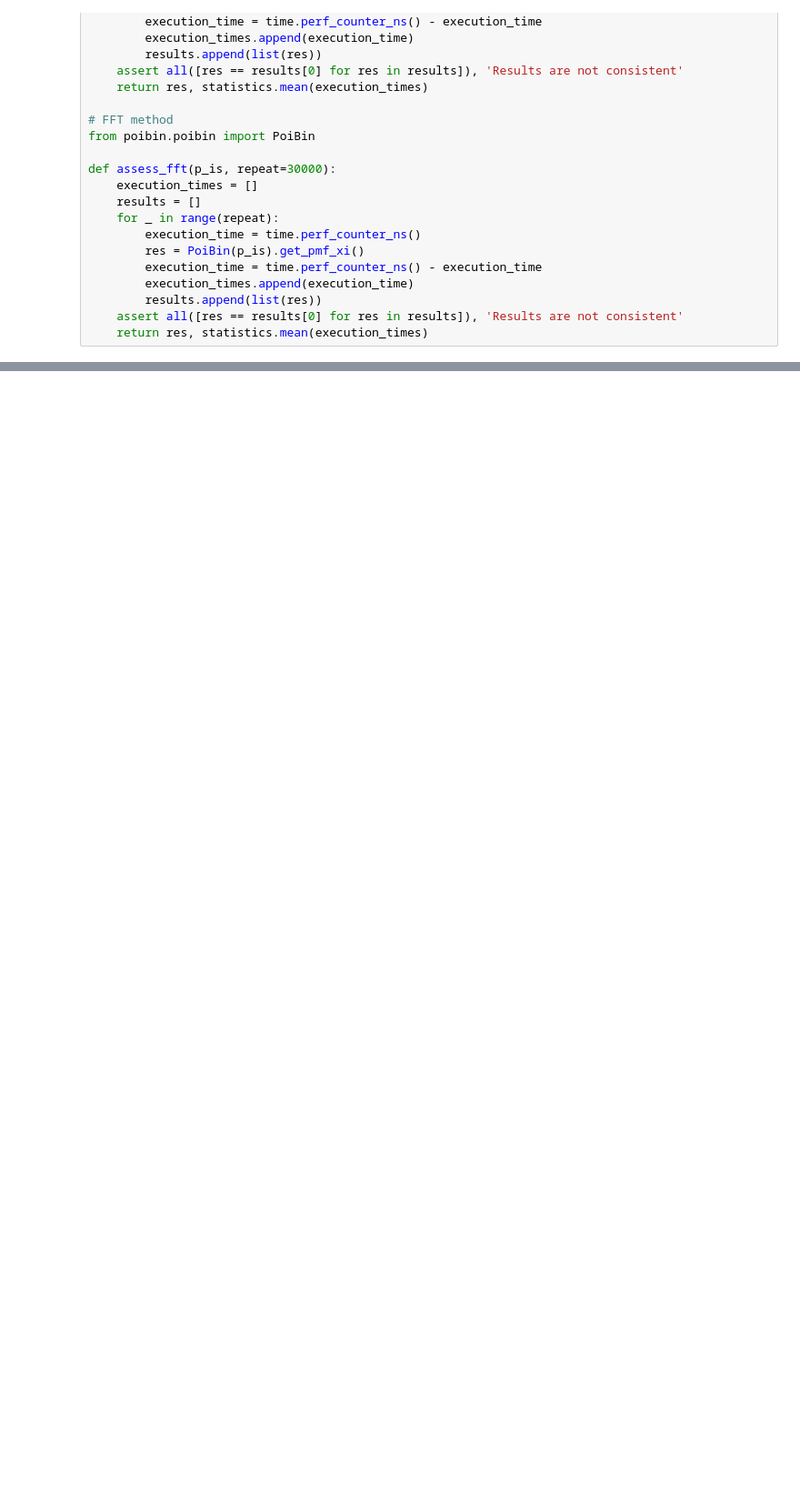
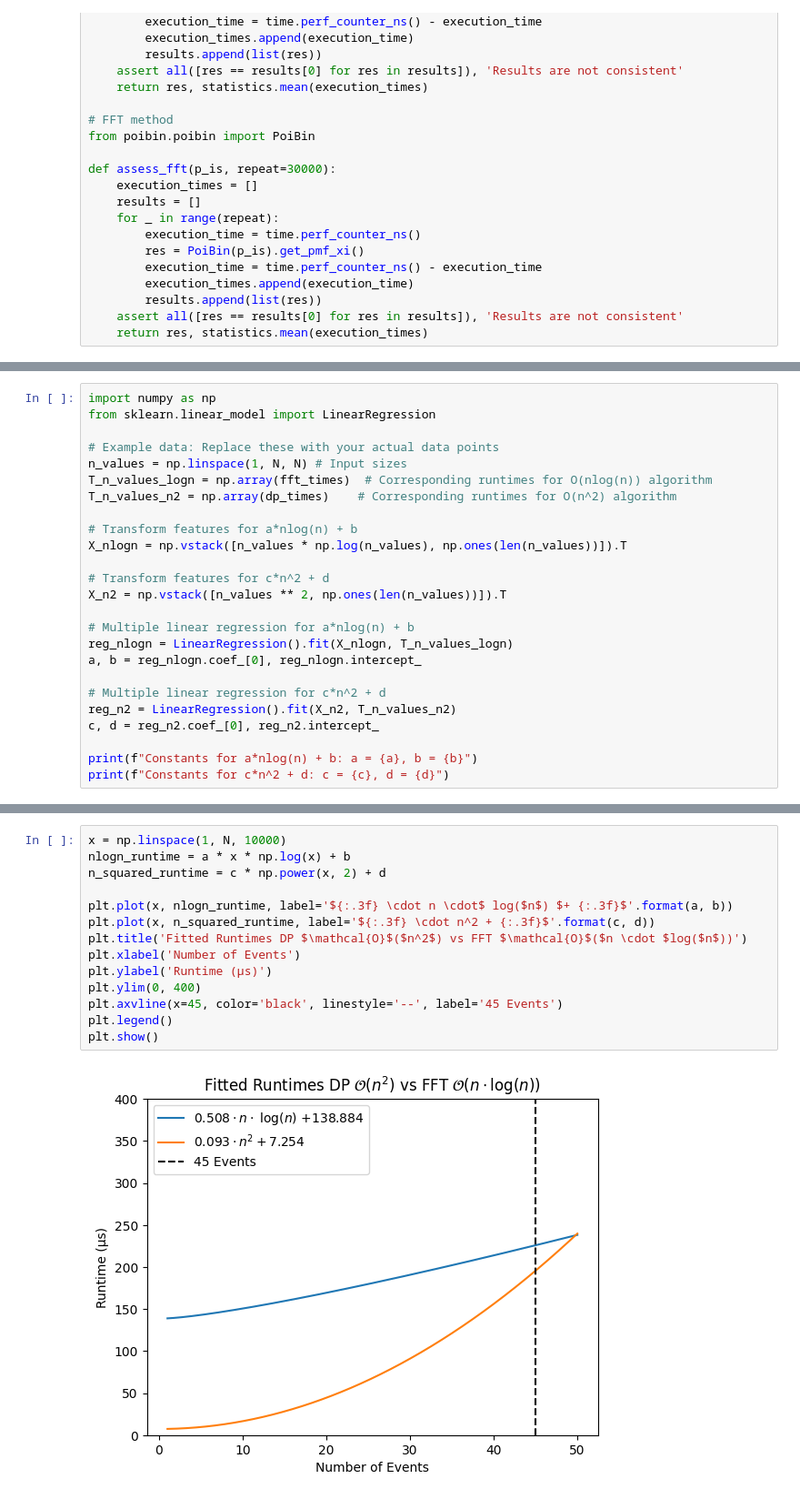
Before and after one commit to StrikerBadger/bachelor-thesis, a Jupyter notebook: assess_algos.ipynb, the cells around one changed output, grey strips where cells are left out. Shown: that part at 91% size. Saved outputs shown, nothing was run; the diff lists cells and outputs as text; blank space fills up the shorter version.

```diff
--- a/assess_algos.ipynb
+++ b/assess_algos.ipynb
@@ -151,0 +184,25 @@ plt.show()
+# %%
+import numpy as np
+from sklearn.linear_model import LinearRegression
+
+# Example data: Replace these with your actual data points
+n_values = np.linspace(1, N, N) # Input sizes
+T_n_values_logn = np.array(fft_times)  # Corresponding runtimes for O(nlog(n)) algorithm
+T_n_values_n2 = np.array(dp_times)    # Corresponding runtimes for O(n^2) algorithm
+
+# Transform features for a*nlog(n) + b
+X_nlogn = np.vstack([n_values * np.log(n_values), np.ones(len(n_values))]).T
+
+# Transform features for c*n^2 + d
+X_n2 = np.vstack([n_values ** 2, np.ones(len(n_values))]).T
+
+# Multiple linear regression for a*nlog(n) + b
+reg_nlogn = LinearRegression().fit(X_nlogn, T_n_values_logn)
+a, b = reg_nlogn.coef_[0], reg_nlogn.intercept_
+
+# Multiple linear regression for c*n^2 + d
+reg_n2 = LinearRegression().fit(X_n2, T_n_values_n2)
+c, d = reg_n2.coef_[0], reg_n2.intercept_
+
+print(f"Constants for a*nlog(n) + b: a = {a}, b = {b}")
+print(f"Constants for c*n^2 + d: c = {c}, d = {d}")
@@ -151,0 +212,16 @@ plt.show()
+# %%
+x = np.linspace(1, N, 10000)
+nlogn_runtime = a * x * np.log(x) + b
+n_squared_runtime = c * np.power(x, 2) + d
+
+plt.plot(x, nlogn_runtime, label='${:.3f} \cdot n \cdot$ log($n$) $+ {:.3f}$'.format(a, b))
+plt.plot(x, n_squared_runtime, label='${:.3f} \cdot n^2 + {:.3f}$'.format(c, d))
+plt.title('Fitted Runtimes DP $\mathcal{O}$($n^2$) vs FFT $\mathcal{O}$($n \cdot $log($n$))')
+plt.xlabel('Number of Events')
+plt.ylabel('Runtime (μs)')
+plt.ylim(0, 400)
+plt.axvline(x=45, color='black', linestyle='--', label='45 Events')
+plt.legend()
+plt.show()
+# %% [output]
+[figure, added]
```
Also changed, not shown: parts of 12 cells of this notebook, 3 other files.
